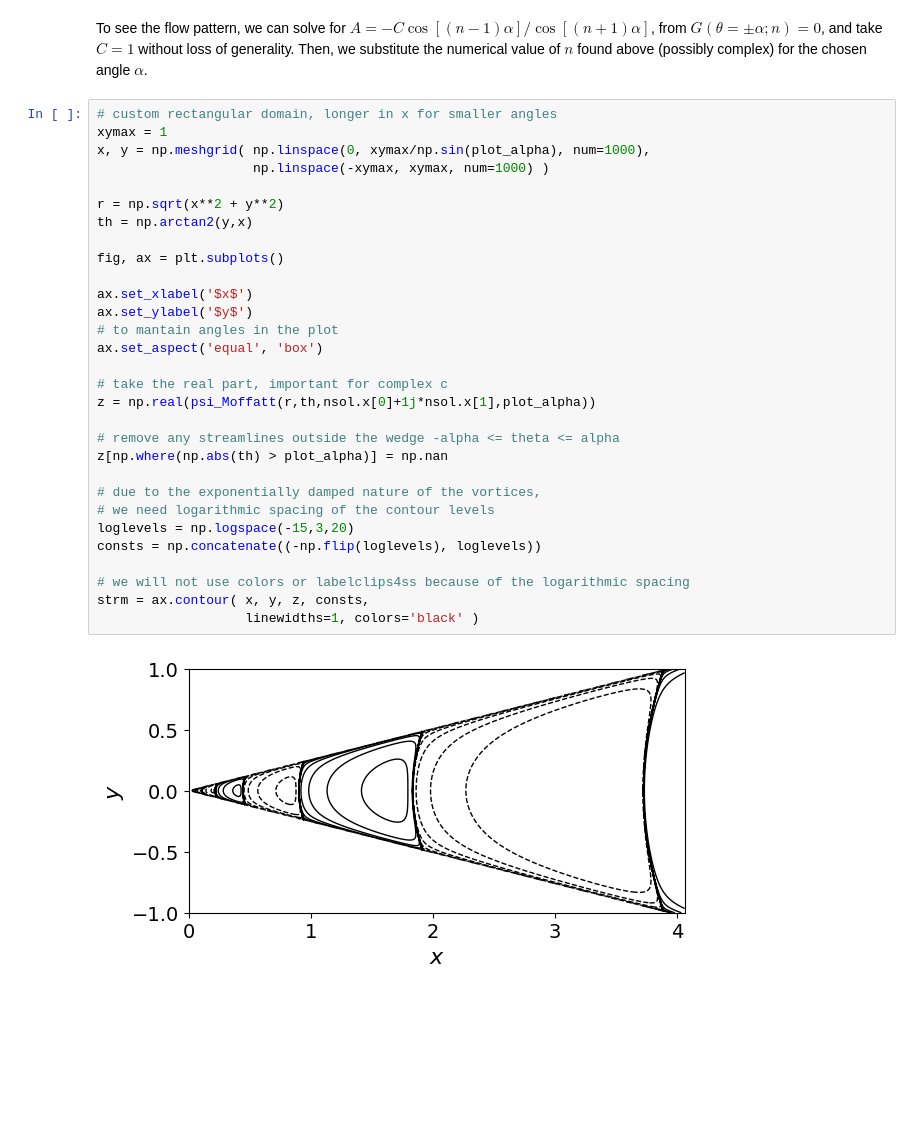
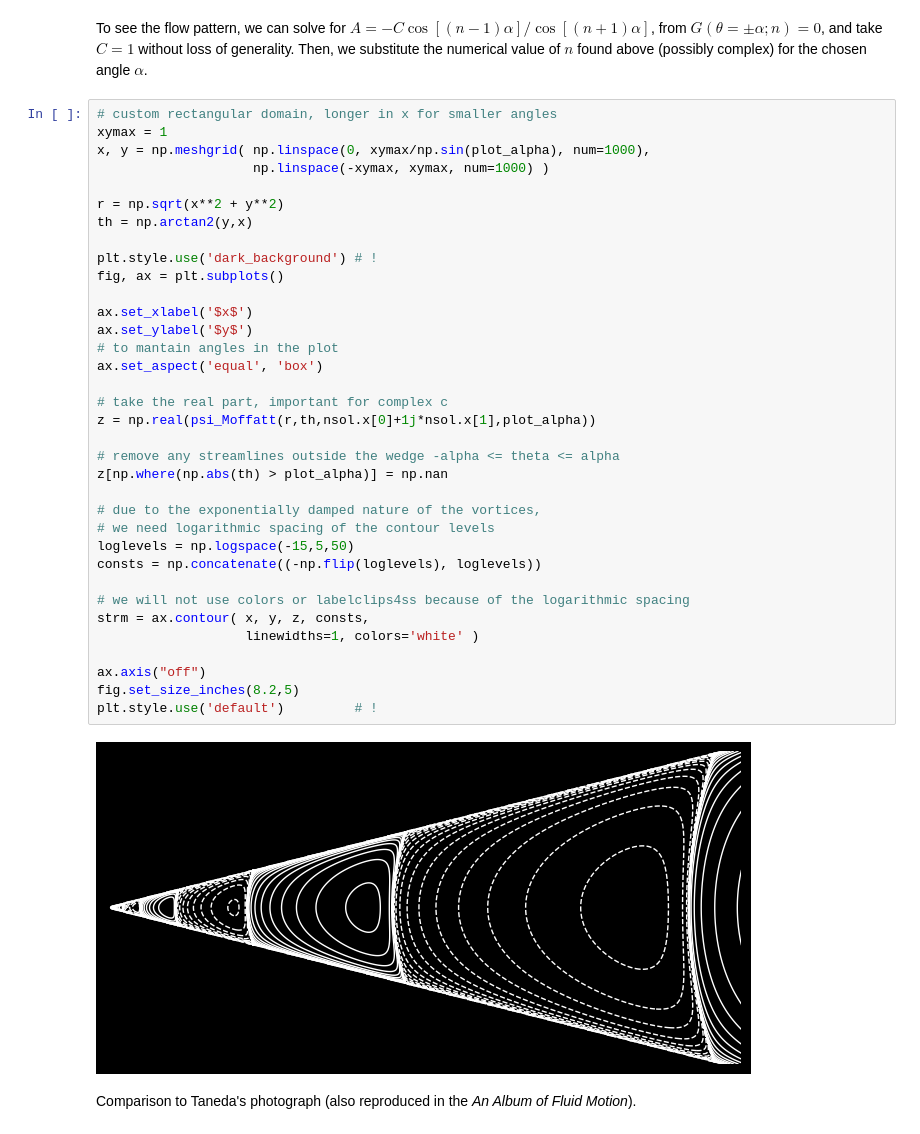
Before and after one commit to ichristov/intermediate-fluid-mechanics, a Jupyter notebook: Stokes_Flows_2D.ipynb, the cells around one changed output. Saved outputs shown, nothing was run; the diff lists cells and outputs as text; blank space fills up the shorter version.

```diff
--- a/Stokes_Flows_2D.ipynb
+++ b/Stokes_Flows_2D.ipynb
@@ -323,32 +323,39 @@ To see the flow pattern, we can solve for $A = -C \cos[(n-1)\alpha]/\cos[(n+1)\a
 # %%
 # custom rectangular domain, longer in x for smaller angles
 xymax = 1
 x, y = np.meshgrid( np.linspace(0, xymax/np.sin(plot_alpha), num=1000),
                     np.linspace(-xymax, xymax, num=1000) )
 
 r = np.sqrt(x**2 + y**2)
 th = np.arctan2(y,x)
 
+plt.style.use('dark_background') # !
 fig, ax = plt.subplots()
 
 ax.set_xlabel('$x$')
 ax.set_ylabel('$y$')
 # to mantain angles in the plot
 ax.set_aspect('equal', 'box')
 
 # take the real part, important for complex c
 z = np.real(psi_Moffatt(r,th,nsol.x[0]+1j*nsol.x[1],plot_alpha))
 
 # remove any streamlines outside the wedge -alpha <= theta <= alpha
 z[np.where(np.abs(th) > plot_alpha)] = np.nan
 
 # due to the exponentially damped nature of the vortices,
 # we need logarithmic spacing of the contour levels
-loglevels = np.logspace(-15,3,20)
+loglevels = np.logspace(-15,5,50)
 consts = np.concatenate((-np.flip(loglevels), loglevels))
 
 # we will not use colors or labelclips4ss because of the logarithmic spacing
 strm = ax.contour( x, y, z, consts,
-                   linewidths=1, colors='black' )
+                   linewidths=1, colors='white' )
+
+ax.axis("off")
+fig.set_size_inches(8.2,5)
+plt.style.use('default')         # !
 # %% [output]
-[figure, old version]
+[figure, new version]
+# %% [markdown]
+Comparison to Taneda's photograph (also reproduced in the _An Album of Fluid Motion_).
```
Also changed, not shown: parts of 1 cell of this notebook.
